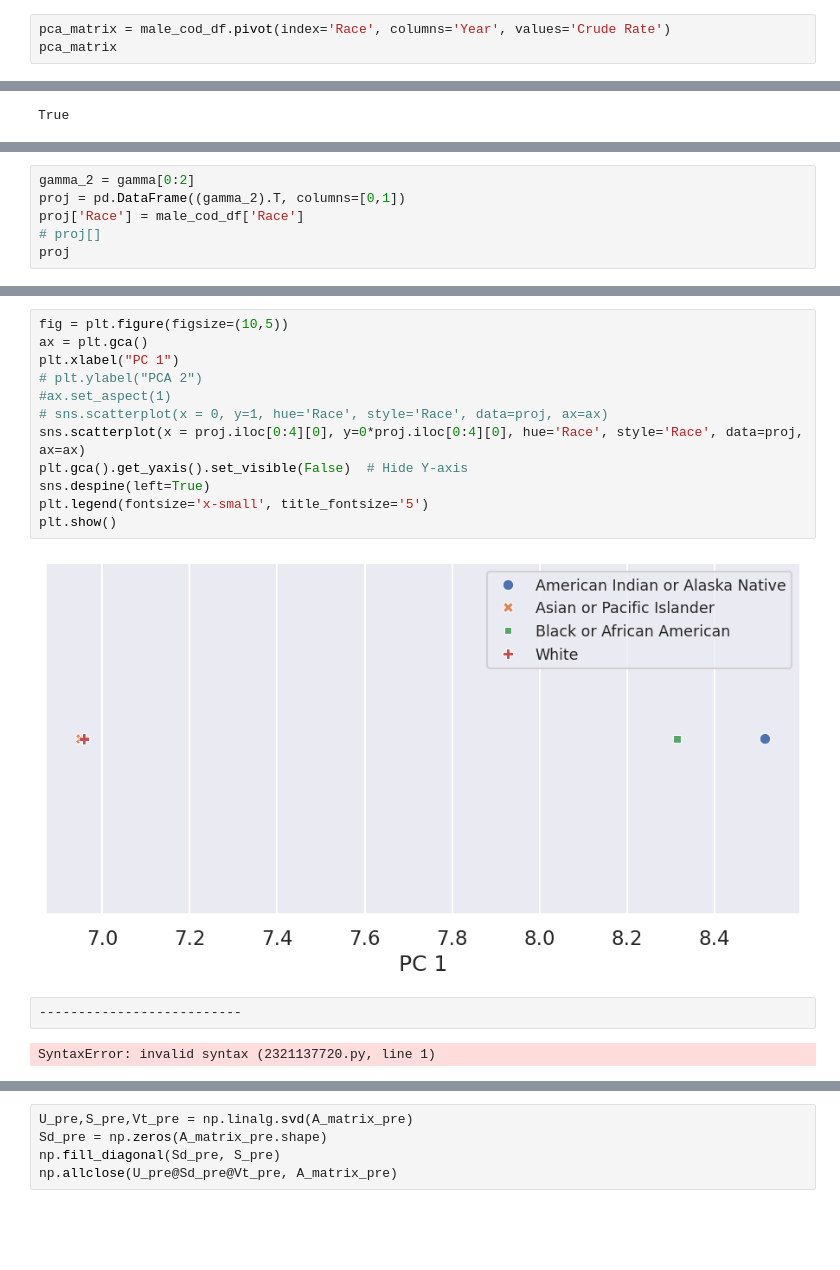
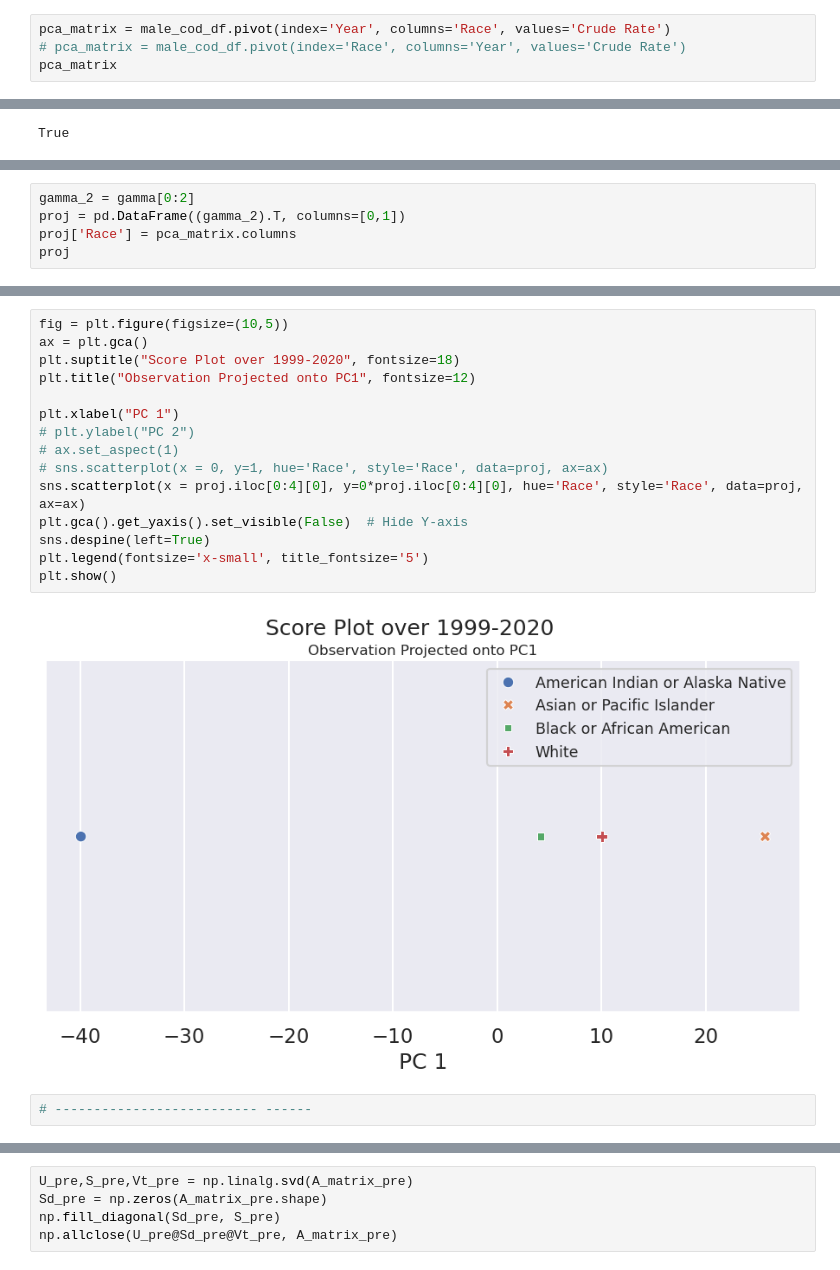
Before and after one commit to Merricko24/Adv-Data-Science-Overdose-Project, a Jupyter notebook: ProjectNotebook.ipynb, the cells around one changed output, grey strips where cells are left out. Drawn from its saved outputs; the diff is of its cells as text; blank space fills up the shorter version.

```diff
--- a/ProjectNotebook.ipynb
+++ b/ProjectNotebook.ipynb
@@ -280,6 +306,7 @@ male_cod_df
 | 87 | 2020.0 | White | 52534.0 | 471033038.0 | 11.152933 |
 88 rows × 5 columns
 # %%
-pca_matrix = male_cod_df.pivot(index='Race', columns='Year', values='Crude Rate')
+pca_matrix = male_cod_df.pivot(index='Year', columns='Race', values='Crude Rate')
+# pca_matrix = male_cod_df.pivot(index='Race', columns='Year', values='Crude Rate')
 pca_matrix
 # %% [output]
@@ -372,8 +441,7 @@ print(gamma)
 # %%
 gamma_2 = gamma[0:2]
 proj = pd.DataFrame((gamma_2).T, columns=[0,1])
-proj['Race'] = male_cod_df['Race']
-# proj[]
+proj['Race'] = pca_matrix.columns
 proj
 # %% [output]
 |  | 0 | 1 | Race |
@@ -396,19 +452,20 @@ proj
 # %%
 fig = plt.figure(figsize=(10,5))
 ax = plt.gca()
+plt.suptitle("Score Plot over 1999-2020", fontsize=18)
+plt.title("Observation Projected onto PC1", fontsize=12)
+
 plt.xlabel("PC 1")
-# plt.ylabel("PCA 2")
-#ax.set_aspect(1)
+# plt.ylabel("PC 2")
+# ax.set_aspect(1)
 # sns.scatterplot(x = 0, y=1, hue='Race', style='Race', data=proj, ax=ax)
 sns.scatterplot(x = proj.iloc[0:4][0], y=0*proj.iloc[0:4][0], hue='Race', style='Race', data=proj, ax=ax)
 plt.gca().get_yaxis().set_visible(False)  # Hide Y-axis
 sns.despine(left=True)
 plt.legend(fontsize='x-small', title_fontsize='5')
 plt.show()
 # %% [output]
-[figure, old version]
+[figure, new version]
 # %%
---------------------------
+# -------------------------- ------
-# %% [output]
-SyntaxError: invalid syntax (2321137720.py, line 1)
 # %%
```
Also changed, not shown: parts of 22 cells of this notebook.
